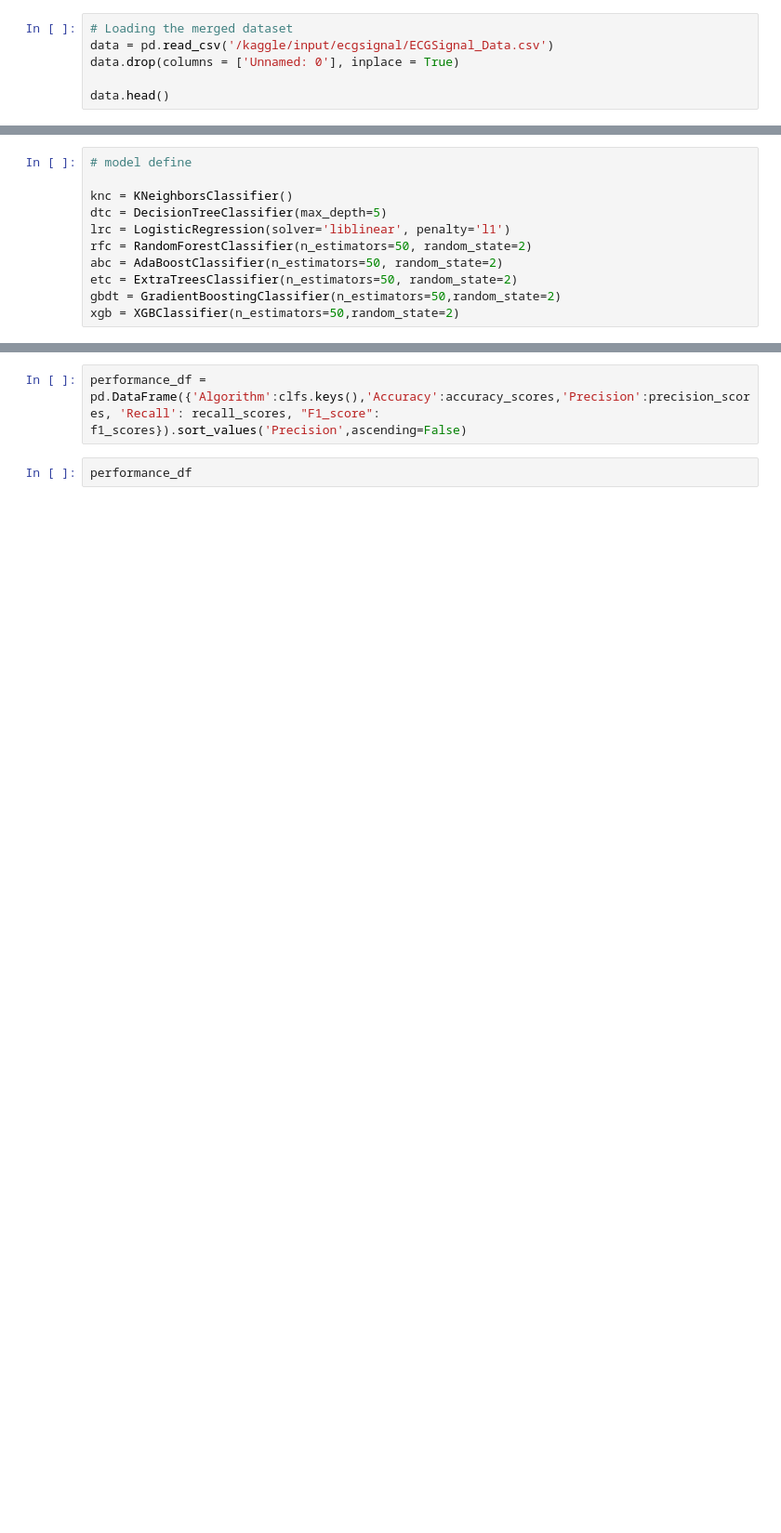
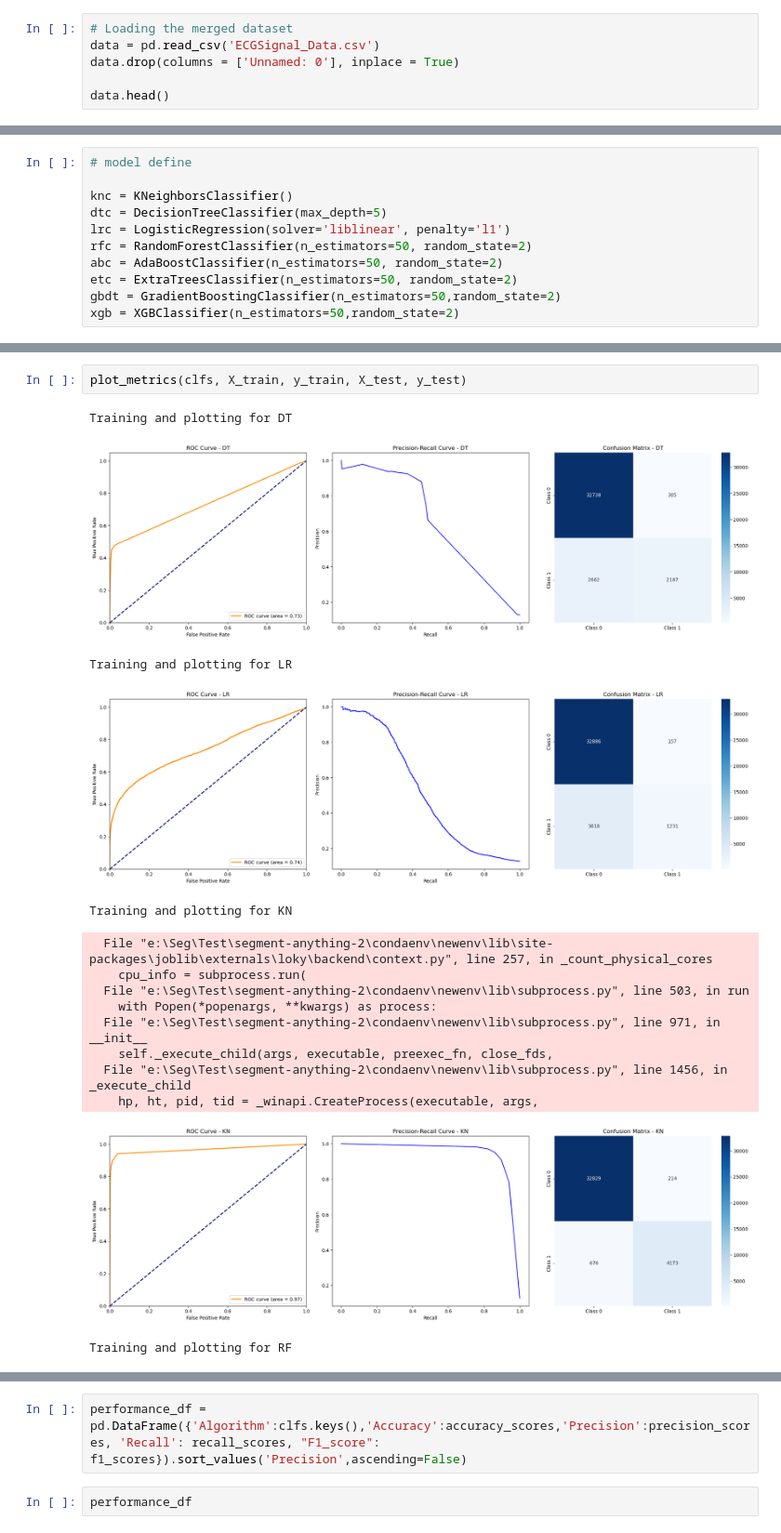
Before and after one commit to Aadesh998/ECG-Beat-Classification, a Jupyter notebook: ecg-classification-using-ml-algorithm-comparison.ipynb, the cells around one changed output, grey strips where cells are left out. Shown at 93% size. Drawn from its saved outputs; the diff is of its cells as text; blank space fills up the shorter version.

```diff
--- a/ecg-classification-using-ml-algorithm-comparison.ipynb
+++ b/ecg-classification-using-ml-algorithm-comparison.ipynb
@@ -14,7 +17,7 @@ from sklearn.metrics import precision_score, f1_score, recall_score, accuracy_sc
 ### Load Dataset
 # %%
 # Loading the merged dataset
-data = pd.read_csv('/kaggle/input/ecgsignal/ECGSignal_Data.csv')
+data = pd.read_csv('ECGSignal_Data.csv')
 data.drop(columns = ['Unnamed: 0'], inplace = True)
 
 data.head()
@@ -104,3 +168,21 @@ clfs = {
     'GBDT':gbdt,
     'xgb':xgb
 }
+# %%
+plot_metrics(clfs, X_train, y_train, X_test, y_test)
+# %% [output]
+Training and plotting for DT
+[figure, added]
+Training and plotting for LR
+[figure, added]
+Training and plotting for KN
+  File "e:\Seg\Test\segment-anything-2\condaenv\newenv\lib\site-packages\joblib\externals\loky\backend\context.py", line 257, in _count_physical_cores
+    cpu_info = subprocess.run(
+  File "e:\Seg\Test\segment-anything-2\condaenv\newenv\lib\subprocess.py", line 503, in run
+    with Popen(*popenargs, **kwargs) as process:
+  File "e:\Seg\Test\segment-anything-2\condaenv\newenv\lib\subprocess.py", line 971, in __init__
+    self._execute_child(args, executable, preexec_fn, close_fds,
+  File "e:\Seg\Test\segment-anything-2\condaenv\newenv\lib\subprocess.py", line 1456, in _execute_child
+    hp, ht, pid, tid = _winapi.CreateProcess(executable, args,
+[figure, added]
+Training and plotting for RF
```
Also changed, not shown: parts of 12 cells of this notebook.
